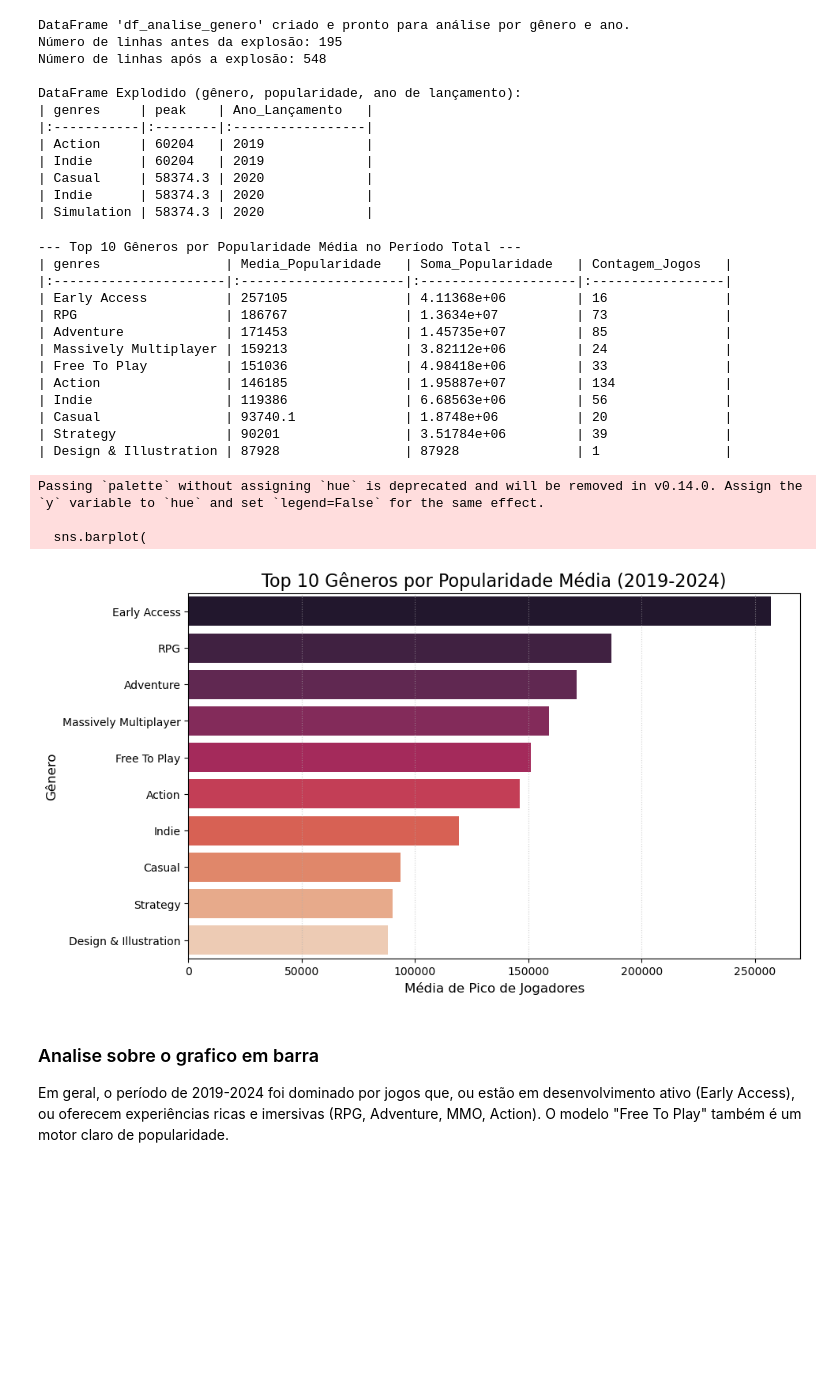
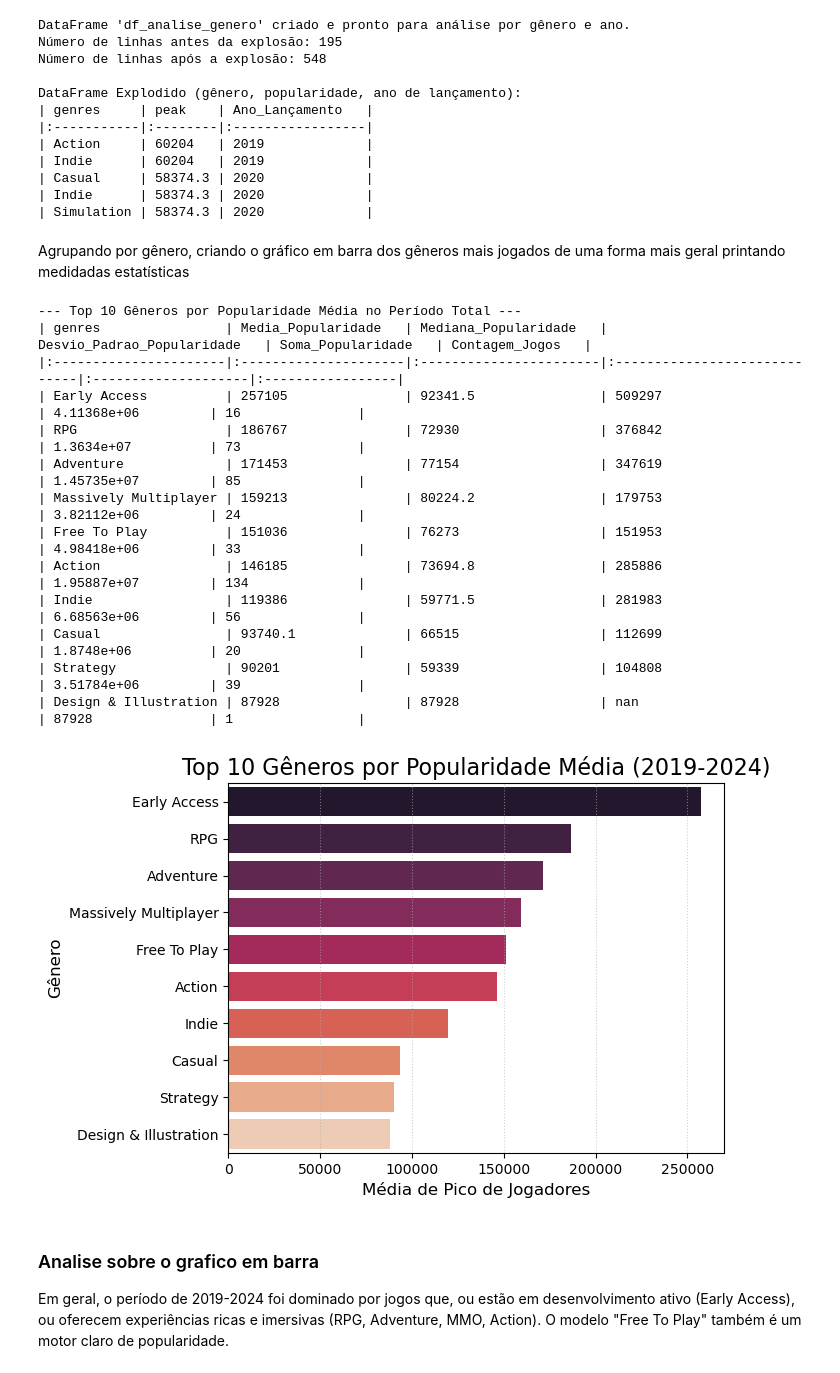
Before and after one commit to AlortCraft/Projeto-ICD-Steam, a Jupyter notebook: relatorio.ipynb, the cells around one changed output. Saved outputs shown, nothing was run; the diff lists cells and outputs as text; code cells hidden in the pictures; blank space fills up the shorter version.

```diff
--- a/relatorio.ipynb
+++ b/relatorio.ipynb
@@ -466,55 +541,57 @@ DataFrame Explodido (gênero, popularidade, ano de lançamento):
 | Casual     | 58374.3 | 2020             |
 | Indie      | 58374.3 | 2020             |
 | Simulation | 58374.3 | 2020             |
+# %% [markdown]
+Agrupando por gênero, criando o gráfico em barra dos gêneros mais jogados de uma forma mais geral printando medidadas estatísticas
 # %%
 import matplotlib.pyplot as plt
 import seaborn as sns
 
 # Agrupar por gênero e calcular a popularidade média, total e contagem de jogos
 dominio_geral_genero = df_exploded.groupby(COLUNA_GENERO).agg(
     Media_Popularidade = (COLUNA_POPULARIDADE, 'mean'),
+    Mediana_Popularidade = (COLUNA_POPULARIDADE, 'median'),
+    Desvio_Padrao_Popularidade = (COLUNA_POPULARIDADE, 'std'),
     Soma_Popularidade = (COLUNA_POPULARIDADE, 'sum'),
     Contagem_Jogos = (COLUNA_GENERO, 'count')
 ).reset_index()
 
-# Ordenar para ver os mais populares
+# ordenando para ver os mais populares
 dominio_geral_genero_ordenado = dominio_geral_genero.sort_values(by='Media_Popularidade', ascending=False)
 
 print("\n--- Top 10 Gêneros por Popularidade Média no Período Total ---")
 print(dominio_geral_genero_ordenado.head(10).to_markdown(index=False, numalign="left", stralign="left"))
 
 
-# Visualização: Gráfico de Barras dos Top 10 Gêneros
-plt.figure(figsize=(10, 6))
 sns.barplot(
     x='Media_Popularidade',
     y=COLUNA_GENERO,
     data=dominio_geral_genero_ordenado.head(10),
-    palette='rocket'
+    hue=COLUNA_GENERO,
+    palette='rocket',
+    legend=False
 )
+
 plt.title('Top 10 Gêneros por Popularidade Média (2019-2024)', fontsize=16)
 plt.xlabel('Média de Pico de Jogadores', fontsize=12)
 plt.ylabel('Gênero', fontsize=12)
 plt.grid(axis='x', linestyle=':', alpha=0.6)
 plt.show()
 # %% [output]
 --- Top 10 Gêneros por Popularidade Média no Período Total ---
-| genres                | Media_Popularidade   | Soma_Popularidade   | Contagem_Jogos   |
-|:----------------------|:---------------------|:--------------------|:-----------------|
-| Early Access          | 257105               | 4.11368e+06         | 16               |
-| RPG                   | 186767               | 1.3634e+07          | 73               |
-| Adventure             | 171453               | 1.45735e+07         | 85               |
-| Massively Multiplayer | 159213               | 3.82112e+06         | 24               |
-| Free To Play          | 151036               | 4.98418e+06         | 33               |
-| Action                | 146185               | 1.95887e+07         | 134              |
-| Indie                 | 119386               | 6.68563e+06         | 56               |
-| Casual                | 93740.1              | 1.8748e+06          | 20               |
-| Strategy              | 90201                | 3.51784e+06         | 39               |
-| Design & Illustration | 87928                | 87928               | 1                |
+| genres                | Media_Popularidade   | Mediana_Popularidade   | Desvio_Padrao_Popularidade   | Soma_Popularidade   | Contagem_Jogos   |
+|:----------------------|:---------------------|:-----------------------|:-----------------------------|:--------------------|:-----------------|
+| Early Access          | 257105               | 92341.5                | 509297                       | 4.11368e+06         | 16               |
+| RPG                   | 186767               | 72930                  | 376842                       | 1.3634e+07          | 73               |
+| Adventure             | 171453               | 77154                  | 347619                       | 1.45735e+07         | 85               |
+| Massively Multiplayer | 159213               | 80224.2                | 179753                       | 3.82112e+06         | 24               |
+| Free To Play          | 151036               | 76273                  | 151953                       | 4.98418e+06         | 33               |
+| Action                | 146185               | 73694.8                | 285886                       | 1.95887e+07         | 134              |
+| Indie                 | 119386               | 59771.5                | 281983                       | 6.68563e+06         | 56               |
+| Casual                | 93740.1              | 66515                  | 112699                       | 1.8748e+06          | 20               |
+| Strategy              | 90201                | 59339                  | 104808                       | 3.51784e+06         | 39               |
+| Design & Illustration | 87928                | 87928                  | nan                          | 87928               | 1                |
-Passing `palette` without assigning `hue` is deprecated and will be removed in v0.14.0. Assign the `y` variable to `hue` and set `legend=False` for the same effect.
-
-  sns.barplot(
-[figure, old version]
+[figure, new version]
 # %% [markdown]
 ### Analise sobre o grafico em barra
 Em geral, o período de 2019-2024 foi dominado por jogos que, ou estão em desenvolvimento ativo (Early Access), ou oferecem experiências ricas e imersivas (RPG, Adventure, MMO, Action). O modelo "Free To Play" também é um motor claro de popularidade.
```
Also changed, not shown: parts of 11 cells of this notebook.
